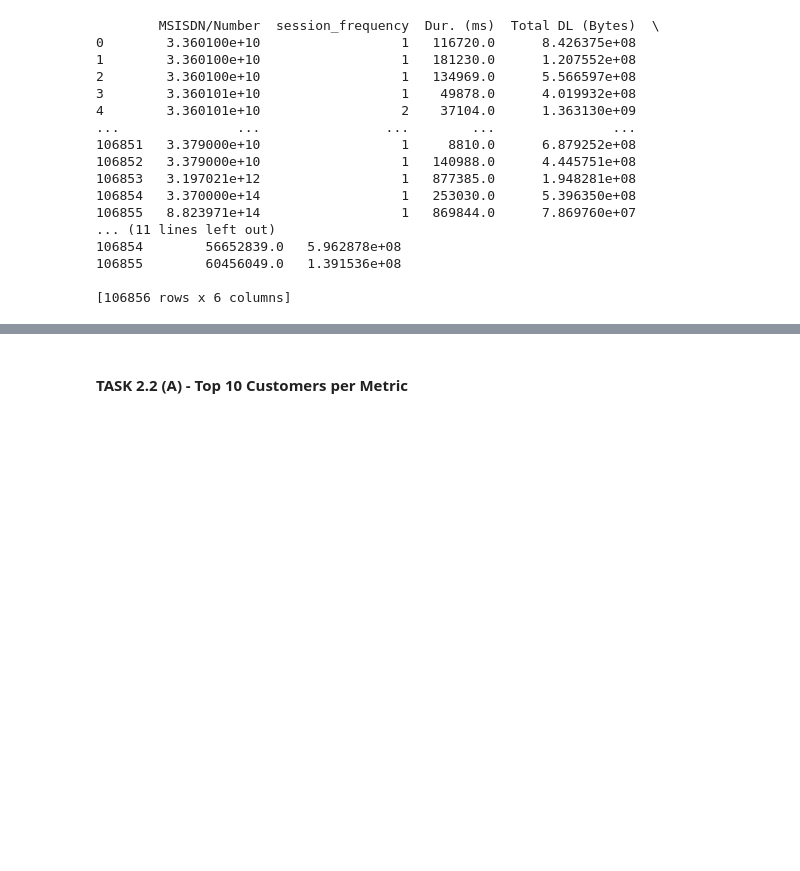
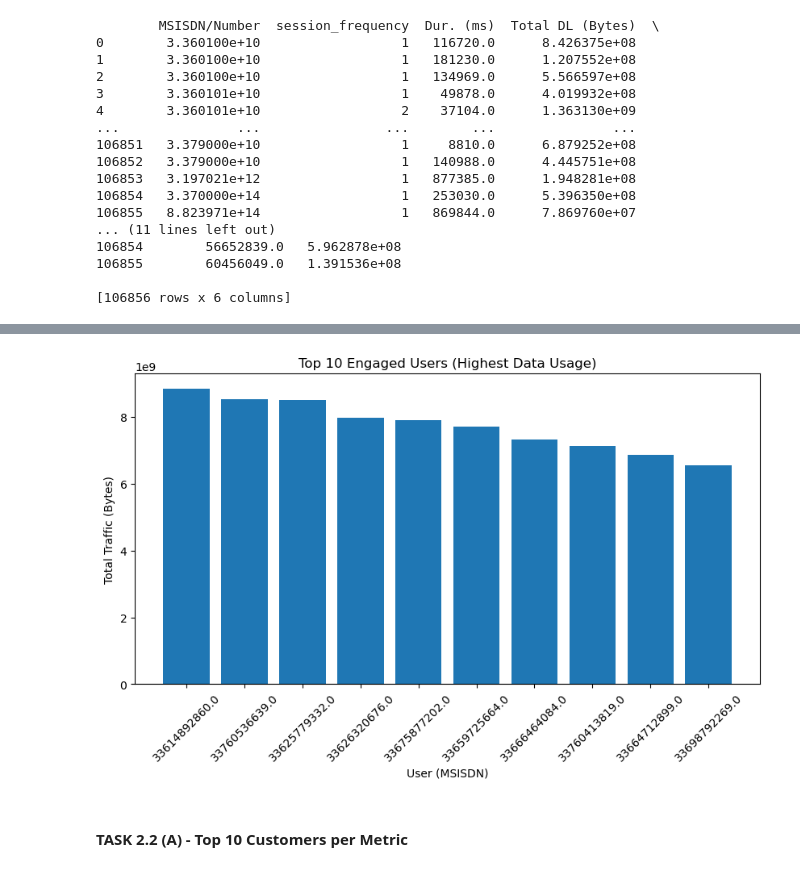
Before and after one commit to srivastavaparul628-ops/Project-5, a Jupyter notebook: Telecom_Project_Notebook.ipynb, the cells around one changed output, grey strips where cells are left out. Cells and saved outputs as stored; diff of their text form; code cells hidden in the pictures; blank space fills up the shorter version.

```diff
--- a/Telecom_Project_Notebook.ipynb
+++ b/Telecom_Project_Notebook.ipynb
@@ -458,3 +514,11 @@ print (engagement_df)
 106855        60456049.0   1.391536e+08
 
 [106856 rows x 6 columns]
+# %%
+# Sort by total traffic
+top_users = engagement_df.sort_values(
+    by='total_traffic',
+    ascending=False
+).head(10)
+
+print(top_users)
@@ -461,3 +543,19 @@ print (engagement_df)
+# %%
+plt.figure(figsize=(10,5))
+
+plt.bar(
+    top_users['MSISDN/Number'].astype(str),
+    top_users['total_traffic']
+)
+
+plt.title("Top 10 Engaged Users (Highest Data Usage)")
+plt.xlabel("User (MSISDN)")
+plt.ylabel("Total Traffic (Bytes)")
+plt.xticks(rotation=45)
+
+plt.show()
+# %% [output]
+[figure, added]
 # %% [markdown]
 #### TASK 2.2 (A) - Top 10 Customers per Metric
 # %%
```
Also changed, not shown: parts of 28 cells of this notebook, 3 other files.
